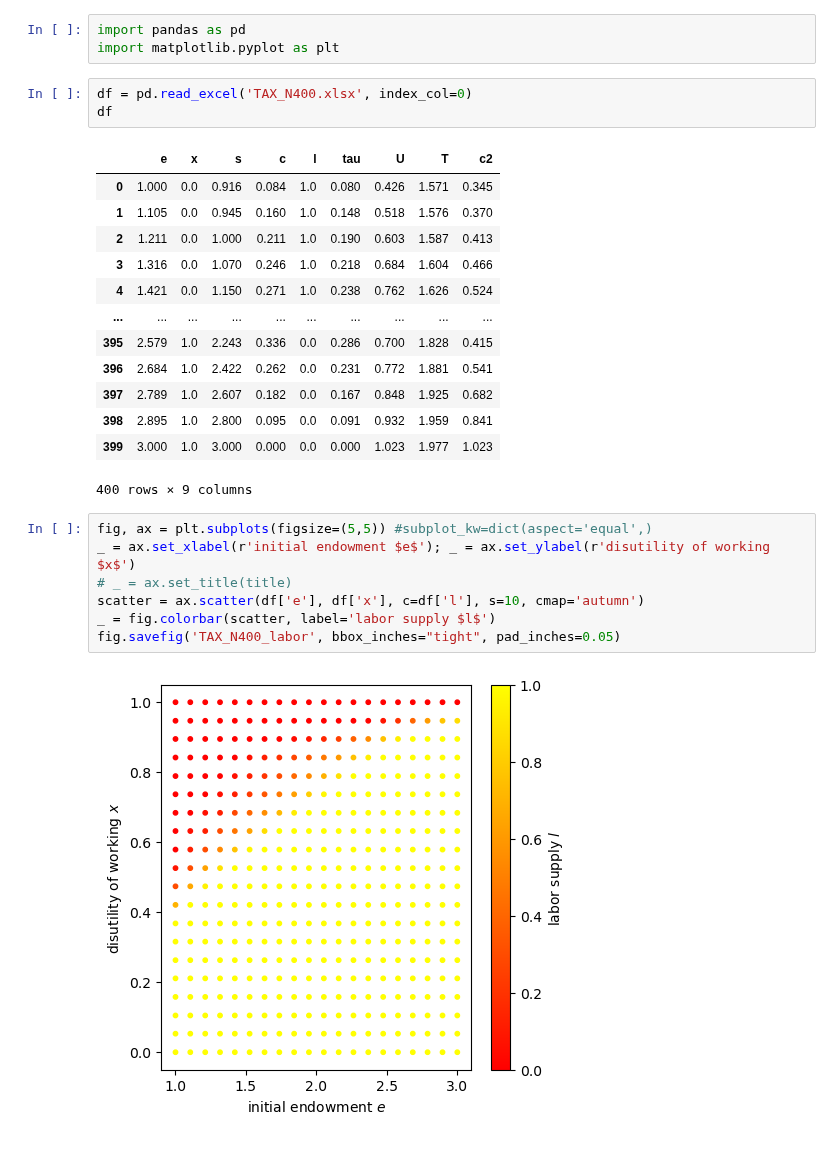
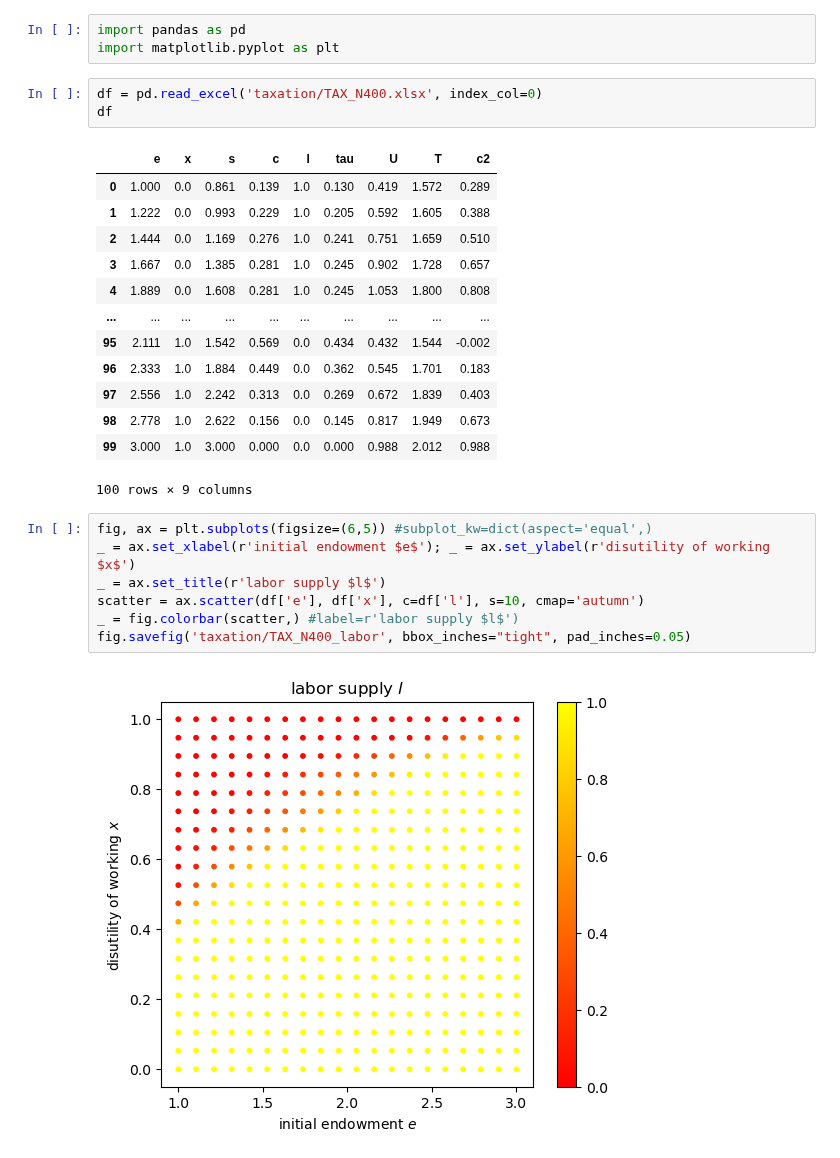
Before and after one commit to x-dupuis/screening-algo, a Jupyter notebook: examples/results/plot_from_excel.ipynb, the cells around one changed output. Saved outputs shown, nothing was run; the diff lists cells and outputs as text.

Commit message:
add taxation results

```diff
--- a/examples/results/plot_from_excel.ipynb
+++ b/examples/results/plot_from_excel.ipynb
@@ -2,29 +2,29 @@
 import pandas as pd
 import matplotlib.pyplot as plt
 # %%
-df = pd.read_excel('TAX_N400.xlsx', index_col=0)
+df = pd.read_excel('taxation/TAX_N400.xlsx', index_col=0)
 df
 # %% [output]
 |  | e | x | s | c | l | tau | U | T | c2 |
-| 0 | 1.000 | 0.0 | 0.916 | 0.084 | 1.0 | 0.080 | 0.426 | 1.571 | 0.345 |
-| 1 | 1.105 | 0.0 | 0.945 | 0.160 | 1.0 | 0.148 | 0.518 | 1.576 | 0.370 |
-| 2 | 1.211 | 0.0 | 1.000 | 0.211 | 1.0 | 0.190 | 0.603 | 1.587 | 0.413 |
-| 3 | 1.316 | 0.0 | 1.070 | 0.246 | 1.0 | 0.218 | 0.684 | 1.604 | 0.466 |
-| 4 | 1.421 | 0.0 | 1.150 | 0.271 | 1.0 | 0.238 | 0.762 | 1.626 | 0.524 |
+| 0 | 1.000 | 0.0 | 0.861 | 0.139 | 1.0 | 0.130 | 0.419 | 1.572 | 0.289 |
+| 1 | 1.222 | 0.0 | 0.993 | 0.229 | 1.0 | 0.205 | 0.592 | 1.605 | 0.388 |
+| 2 | 1.444 | 0.0 | 1.169 | 0.276 | 1.0 | 0.241 | 0.751 | 1.659 | 0.510 |
+| 3 | 1.667 | 0.0 | 1.385 | 0.281 | 1.0 | 0.245 | 0.902 | 1.728 | 0.657 |
+| 4 | 1.889 | 0.0 | 1.608 | 0.281 | 1.0 | 0.245 | 1.053 | 1.800 | 0.808 |
 | ... | ... | ... | ... | ... | ... | ... | ... | ... | ... |
-| 395 | 2.579 | 1.0 | 2.243 | 0.336 | 0.0 | 0.286 | 0.700 | 1.828 | 0.415 |
-| 396 | 2.684 | 1.0 | 2.422 | 0.262 | 0.0 | 0.231 | 0.772 | 1.881 | 0.541 |
-| 397 | 2.789 | 1.0 | 2.607 | 0.182 | 0.0 | 0.167 | 0.848 | 1.925 | 0.682 |
-| 398 | 2.895 | 1.0 | 2.800 | 0.095 | 0.0 | 0.091 | 0.932 | 1.959 | 0.841 |
-| 399 | 3.000 | 1.0 | 3.000 | 0.000 | 0.0 | 0.000 | 1.023 | 1.977 | 1.023 |
+| 95 | 2.111 | 1.0 | 1.542 | 0.569 | 0.0 | 0.434 | 0.432 | 1.544 | -0.002 |
+| 96 | 2.333 | 1.0 | 1.884 | 0.449 | 0.0 | 0.362 | 0.545 | 1.701 | 0.183 |
+| 97 | 2.556 | 1.0 | 2.242 | 0.313 | 0.0 | 0.269 | 0.672 | 1.839 | 0.403 |
+| 98 | 2.778 | 1.0 | 2.622 | 0.156 | 0.0 | 0.145 | 0.817 | 1.949 | 0.673 |
+| 99 | 3.000 | 1.0 | 3.000 | 0.000 | 0.0 | 0.000 | 0.988 | 2.012 | 0.988 |
-400 rows × 9 columns
+100 rows × 9 columns
 # %%
-fig, ax = plt.subplots(figsize=(5,5)) #subplot_kw=dict(aspect='equal',)
+fig, ax = plt.subplots(figsize=(6,5)) #subplot_kw=dict(aspect='equal',)
 _ = ax.set_xlabel(r'initial endowment $e$'); _ = ax.set_ylabel(r'disutility of working $x$')
-# _ = ax.set_title(title)
+_ = ax.set_title(r'labor supply $l$')
 scatter = ax.scatter(df['e'], df['x'], c=df['l'], s=10, cmap='autumn')
-_ = fig.colorbar(scatter, label='labor supply $l$')
-fig.savefig('TAX_N400_labor', bbox_inches="tight", pad_inches=0.05)
+_ = fig.colorbar(scatter,) #label=r'labor supply $l$')
+fig.savefig('taxation/TAX_N400_labor', bbox_inches="tight", pad_inches=0.05)
 # %% [output]
-[figure, old version]
+[figure, new version]
 # %%
```
Also changed, not shown: parts of 1 cell of this notebook, 13 other files.
